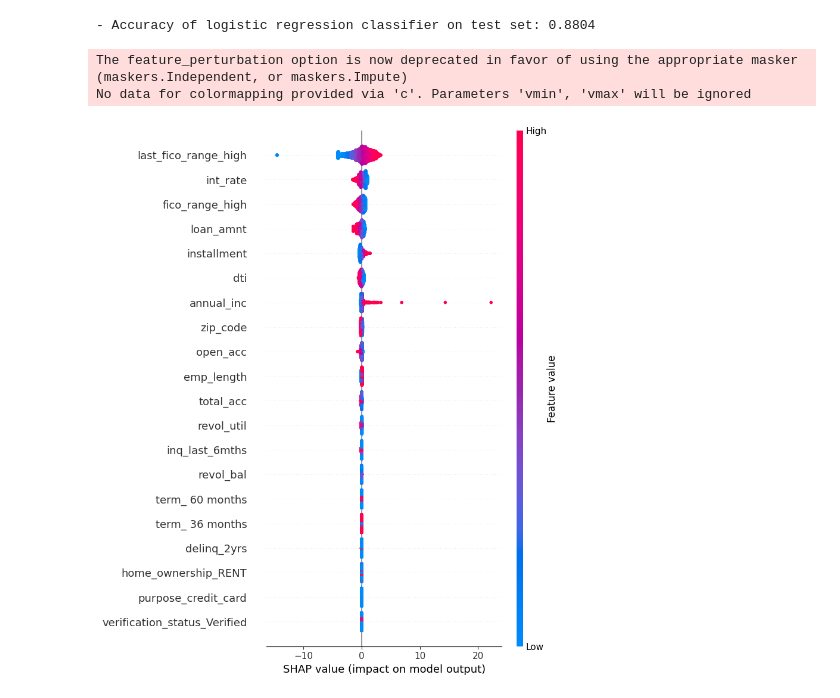
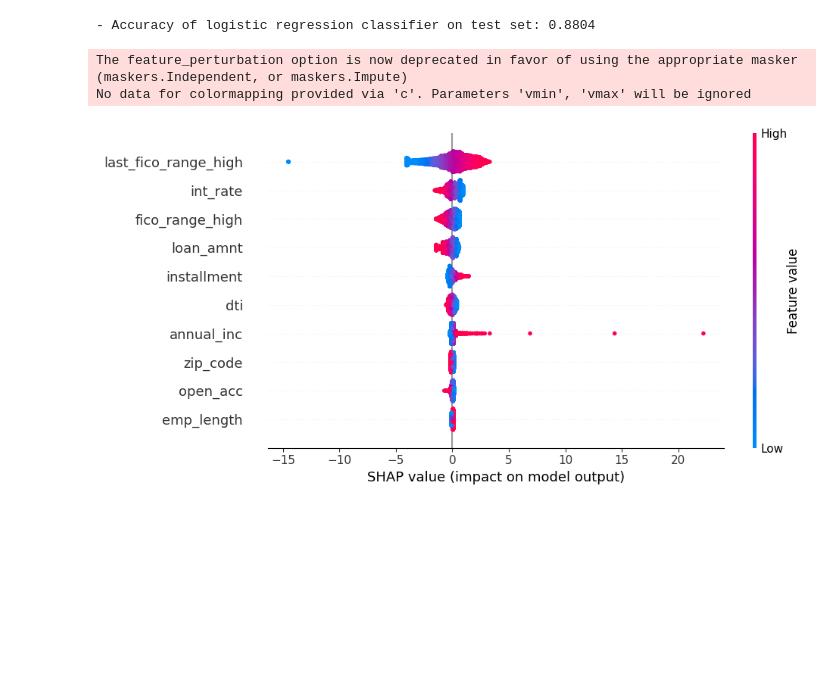
Before and after one commit to nthng-quan/t2mt2d-intro-to-ml, a Jupyter notebook: shap.ipynb, the cells around one changed output. Cells and saved outputs as stored; diff of their text form; code cells hidden in the pictures; blank space fills up the shorter version.

```diff
--- a/shap.ipynb
+++ b/shap.ipynb
@@ -209,8 +167,10 @@ AssertionError: The shape of the shap_values matrix does not match the shape of
 # %%
-lc=pd.read_csv('data/loans_2007.csv', low_memory=False)
+lc=pd.read_csv('data/lendingclub/loans_2007.csv', low_memory=False)
 
 lc.dropna(axis=0, inplace=True)
 lc.drop_duplicates(inplace=True)
+# drop 'last_fico_range_high'
+# lc.drop('last_fico_range_high', axis=1, inplace=True)
 lc.head()
 # %% [output]
 |  | loan_amnt | int_rate | installment | emp_length | annual_inc | loan_status | zip_code | dti | delinq_2yrs | ... |
@@ -236,9 +196,9 @@ print('- Accuracy of logistic regression classifier on test set: {:.4f}'\
 # %%
 explainer = shap.LinearExplainer(logreg, X_train, feature_perturbation="interventional")
 shap_values = explainer.shap_values(X_test)
-shap.summary_plot(shap_values, X_test)
+shap.summary_plot(shap_values, X_test, plot_size=(10, 5), max_display=10)
 # %% [output]
 The feature_perturbation option is now deprecated in favor of using the appropriate masker (maskers.Independent, or maskers.Impute)
 No data for colormapping provided via 'c'. Parameters 'vmin', 'vmax' will be ignored
-[figure, old version]
+[figure, new version]
 # %%
```
Also changed, not shown: parts of 23 cells of this notebook, 3 other files.
